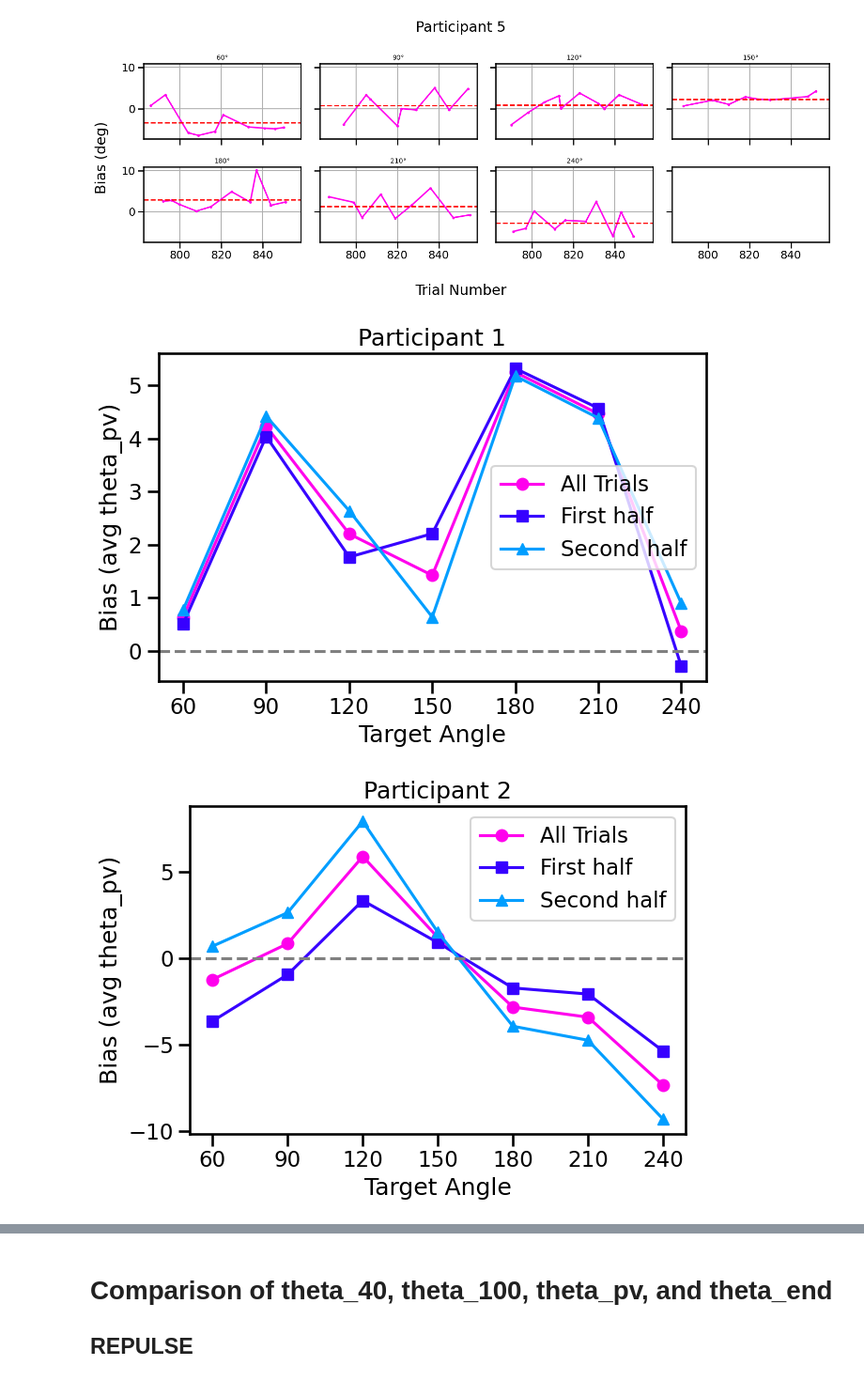
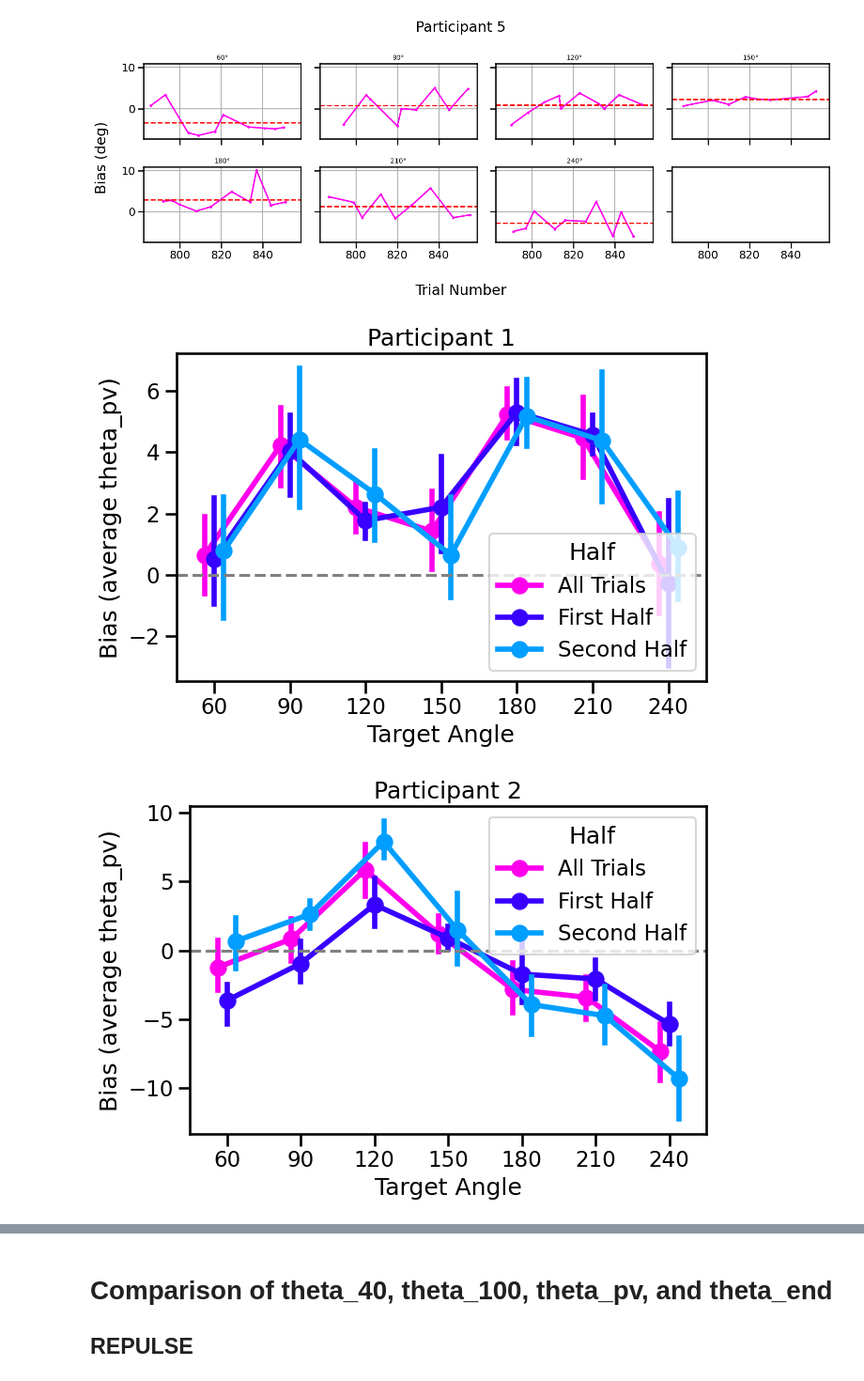
Before and after one commit to abbysun4/UDLR_study, a Jupyter notebook: UDLR_ver1/scripts/analysis_script_pilot_withFB.ipynb, the cells around one changed output, grey strips where cells are left out. Shown at 94% size. Saved outputs shown, nothing was run; the diff lists cells and outputs as text; code cells hidden in the pictures.

```diff
--- a/UDLR_ver1/scripts/analysis_script_pilot_withFB.ipynb
+++ b/UDLR_ver1/scripts/analysis_script_pilot_withFB.ipynb
@@ -124,6 +124,7 @@ epochs = {
     'repulse_clean':(116, 715),         # For repulse bias correctinon
     'udl_baseline_FB': (716, 785),      # Baseline reaching
     'udl_baseline_noFB': (786, 855),    # For UDL bias corrrection
+    'udl_baseline_noFB_second_half': (821, 855),    # For UDL bias corrrection
     'udl':(856, 1719),                  # Main experiment block
     'udl_full':(716, 1719),                  # Main experiment block
 }
@@ -500,48 +501,56 @@ for sn in df_udl_bias["SN"].unique():
 
 # calcualted from the 'udl_baseline_noFB' phase (i.e. the second baseline trial) --> 70 trials, 10 trials per target angle
 
 mask_udl = (
     (df['TN'] >= epochs['udl_baseline_noFB'][0]) & (df['TN'] <= epochs['udl_baseline_noFB'][1])
     & (~df['mt'].isna()) & (df['rt'] > 0.500) & (df['theta_pv'].abs() < 60))
 
 df_udl_bias = df.loc[mask_udl]
 
 target_angles = sorted(df_udl_bias["target_angle"].unique())
 
 for sn in df_udl_bias["SN"].unique():
 
-    df_sn = df_udl_bias[df_udl_bias["SN"] == sn]
-
-    ## initialize the lists (3)
-    bias_all = []
-    bias_first = []
-    bias_second = []
+    df_sn = df_udl_bias[df_udl_bias["SN"] == sn].copy()
+    dfs = []
 
     for angle in target_angles:
 
-        df_angle = df_sn[df_sn["target_angle"] == angle]
+        df_angle = df_sn[df_sn["target_angle"] == angle].copy()
 
         n = len(df_angle)
         half = n // 2
 
-        bias_all.append(df_angle["theta_pv"].mean())
-        bias_first.append(df_angle.iloc[:half]["theta_pv"].mean())
-        bias_second.append(df_angle.iloc[half:]["theta_pv"].mean())
+        first = df_angle.iloc[:half].copy()
+        second = df_angle.iloc[half:].copy()
+
+        df_angle["Half"] = "All Trials"
+        first["Half"] = "First Half"
+        second["Half"] = "Second Half"
+
+        dfs.extend([df_angle, first, second])
+
+    plot_df = pd.concat(dfs, ignore_index=True)
 
     plt.figure(figsize=(7,5))
 
-    plt.plot(target_angles, bias_all, '-o', label='All Trials')
-    plt.plot(target_angles, bias_first, '-s', label='First half')
-    plt.plot(target_angles, bias_second, '-^', label='Second half')
+    sns.pointplot(
+        data=plot_df,
+        x="target_angle",
+        y="theta_pv",
+        hue="Half",
+        estimator="mean",
+        errorbar=("ci", 95),
+        dodge=0.25,
+        linestyles="-"
+    )
 
-    plt.xticks(target_angles)
     plt.axhline(0, color='gray', linestyle='--')
     plt.xlabel("Target Angle")
-    plt.ylabel("Bias (avg theta_pv)")
+    plt.ylabel("Bias (average theta_pv)")
     plt.title(f"Participant {sn}")
-    plt.legend()
     plt.tight_layout()
     plt.show()
 # %% [output]
-[figure, old version]
+[figure, new version]
-[figure, old version]
+[figure, new version]
```
Also changed, not shown: parts of 10 cells of this notebook, 1 other file.
